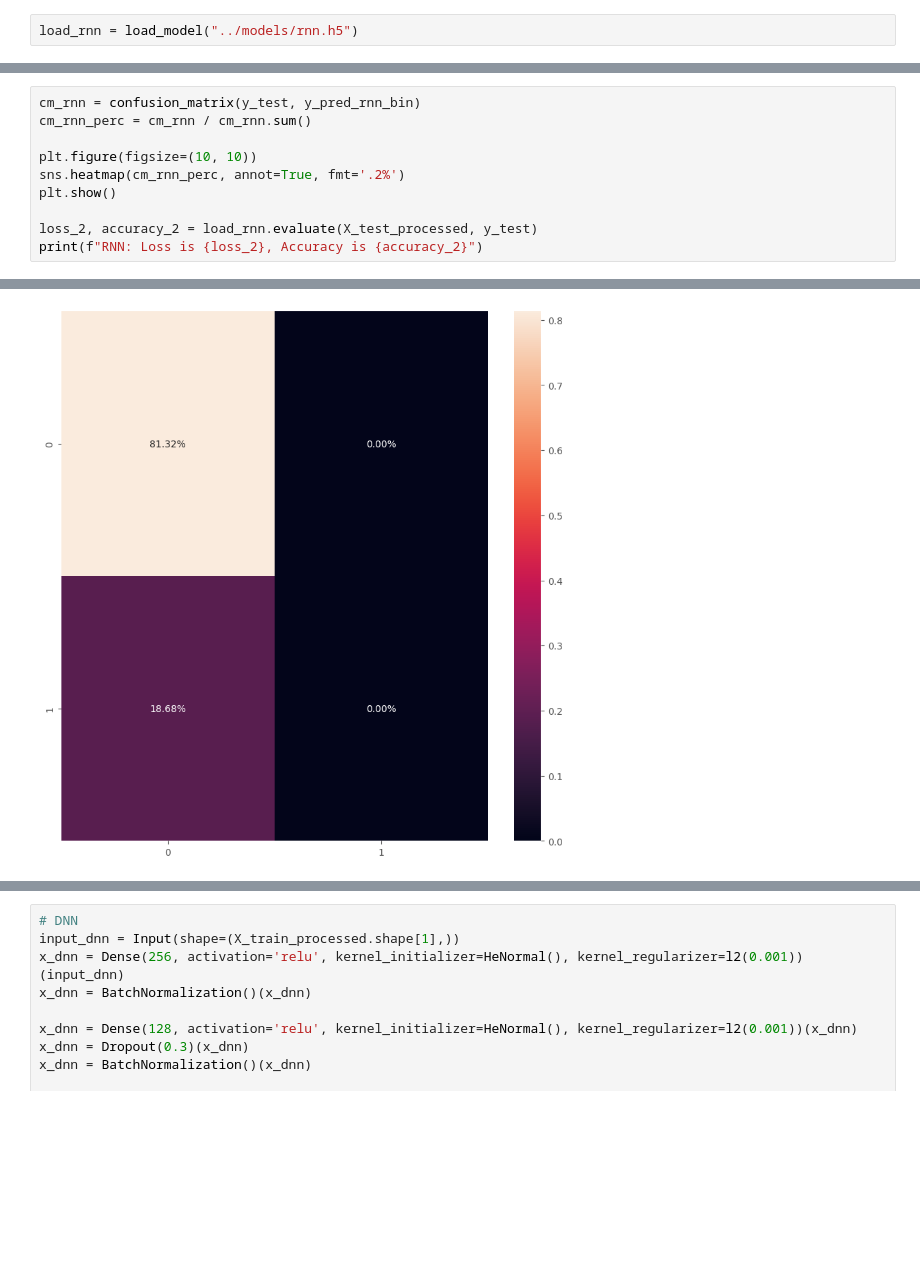
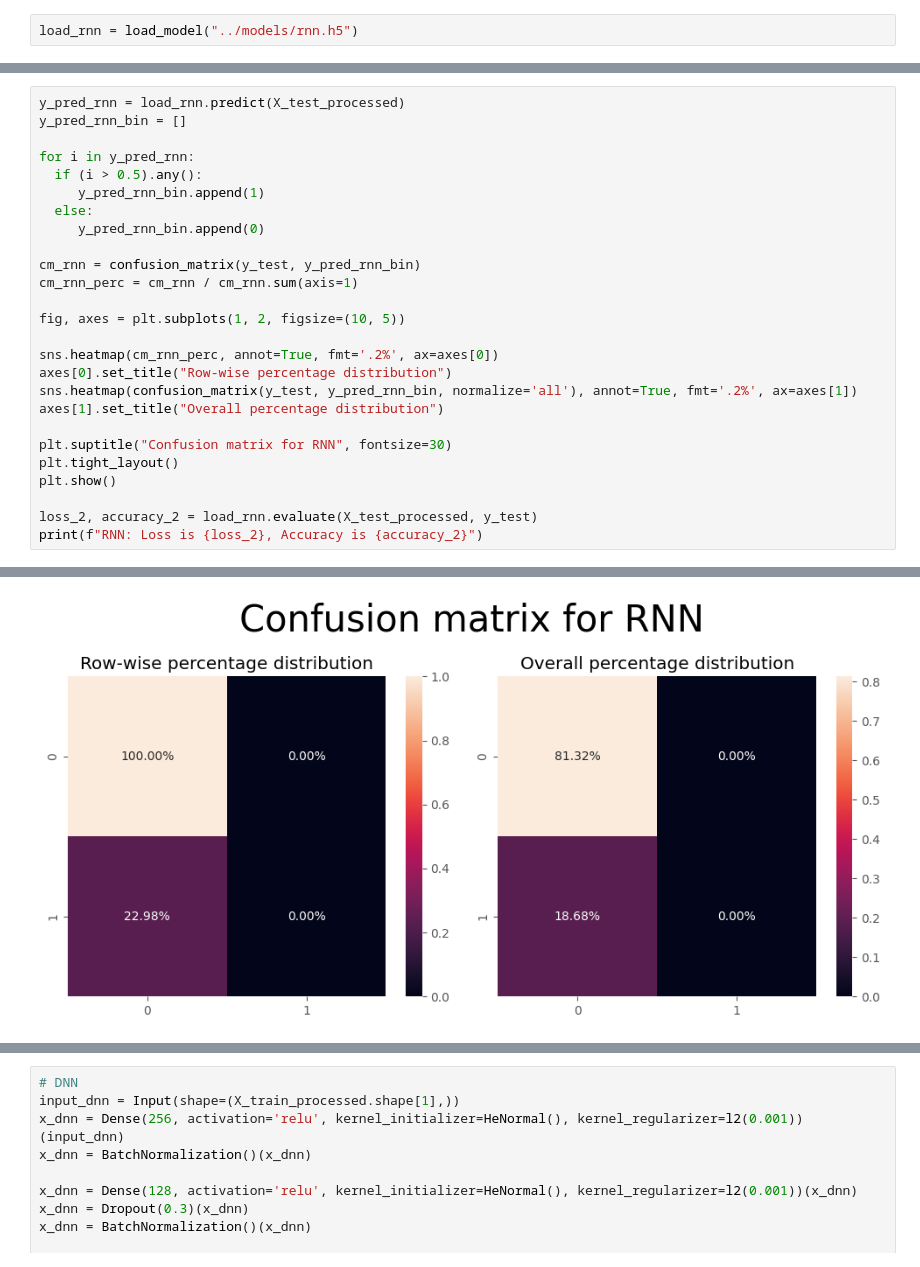
Before and after one commit to raydiwill/dsa-4-action-learning, a Jupyter notebook: notebooks/deeplearning.ipynb, the cells around one changed output, grey strips where cells are left out. Drawn from its saved outputs; the diff is of its cells as text; blank space fills up the shorter version.

```diff
--- a/notebooks/deeplearning.ipynb
+++ b/notebooks/deeplearning.ipynb
@@ -399,9 +423,25 @@ for i in y_pred_rnn:
 # %%
+y_pred_rnn = load_rnn.predict(X_test_processed)
+y_pred_rnn_bin = []
+
+for i in y_pred_rnn:
+  if (i > 0.5).any():
+     y_pred_rnn_bin.append(1)
+  else:
+     y_pred_rnn_bin.append(0)
+
 cm_rnn = confusion_matrix(y_test, y_pred_rnn_bin)
-cm_rnn_perc = cm_rnn / cm_rnn.sum()
+cm_rnn_perc = cm_rnn / cm_rnn.sum(axis=1)
 
-plt.figure(figsize=(10, 10))
-sns.heatmap(cm_rnn_perc, annot=True, fmt='.2%')
+fig, axes = plt.subplots(1, 2, figsize=(10, 5))
+
+sns.heatmap(cm_rnn_perc, annot=True, fmt='.2%', ax=axes[0])
+axes[0].set_title("Row-wise percentage distribution")
+sns.heatmap(confusion_matrix(y_test, y_pred_rnn_bin, normalize='all'), annot=True, fmt='.2%', ax=axes[1])
+axes[1].set_title("Overall percentage distribution")
+
+plt.suptitle("Confusion matrix for RNN", fontsize=30)
+plt.tight_layout()
 plt.show()
 
 loss_2, accuracy_2 = load_rnn.evaluate(X_test_processed, y_test)
@@ -410 +451 @@ print(f"RNN: Loss is {loss_2}, Accuracy is {accuracy_2}")
-[figure, old version]
+[figure, new version]
```
Also changed, not shown: parts of 26 cells of this notebook.
